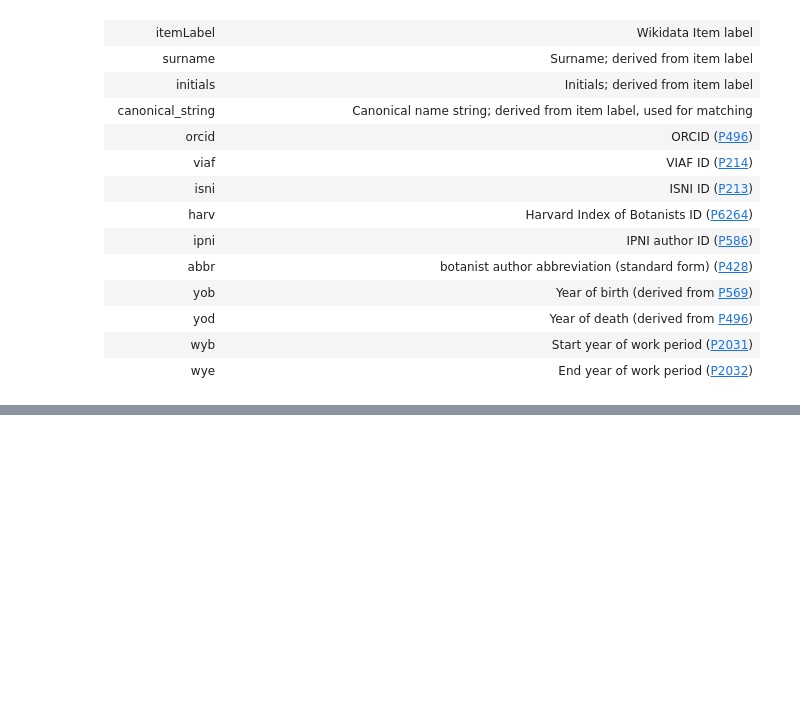
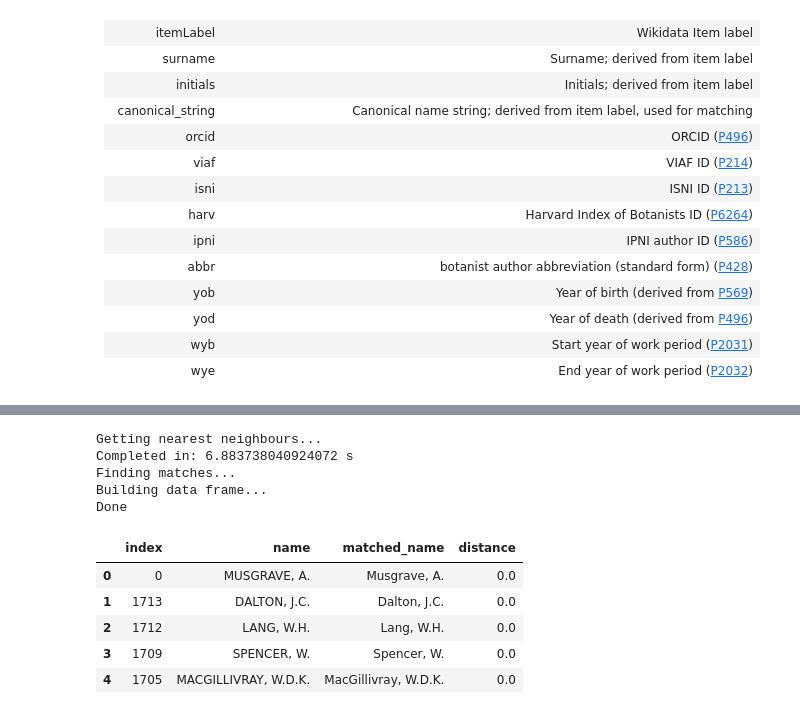
Before and after one commit to nielsklazenga/avh-collectors, a Jupyter notebook: match_names_to_wikidata_items.ipynb, the cells around one changed output, grey strips where cells are left out. Saved outputs shown, nothing was run; the diff lists cells and outputs as text; code cells hidden in the pictures; blank space fills up the shorter version.

```diff
--- a/match_names_to_wikidata_items.ipynb
+++ b/match_names_to_wikidata_items.ipynb
@@ -297,0 +312,38 @@ wye | End year of work period ([P2032](https://www.wikidata.org/wiki/Property:P2
+# %%
+chah_names = set(chah['clean_name'].values) # convert list to set for better performance
+
+import time
+start = time.time()
+print('Getting nearest neighbours...')
+distances, indices = getNearestN(chah_names)
+duration = time.time() - start
+print('Completed in:', duration, 's')
+
+chah_names = list(chah_names) # convert back to list
+
+print('Finding matches...')
+matches = []
+for i,j in enumerate(indices):
+  temp = [chah_names[i], wd_test.values[j][0][0], round(distances[i][0],2)]
+  matches.append(temp)
+
+print('Building data frame...')
+matches = pd.DataFrame(matches, columns=['name','matched_name','distance'])
+print('Done')
+
+matches = matches.sort_values(['distance'])
+matches = matches.reset_index()
+
+matches.head()
+# %% [output]
+Getting nearest neighbours...
+Completed in: 6.883738040924072 s
+Finding matches...
+Building data frame...
+Done
+|  | index | name | matched_name | distance |
+| 0 | 0 | MUSGRAVE, A. | Musgrave, A. | 0.0 |
+| 1 | 1713 | DALTON, J.C. | Dalton, J.C. | 0.0 |
+| 2 | 1712 | LANG, W.H. | Lang, W.H. | 0.0 |
+| 3 | 1709 | SPENCER, W. | Spencer, W. | 0.0 |
+| 4 | 1705 | MACGILLIVRAY, W.D.K. | MacGillivray, W.D.K. | 0.0 |
```
Also changed, not shown: parts of 4 cells of this notebook, 5 other files.
